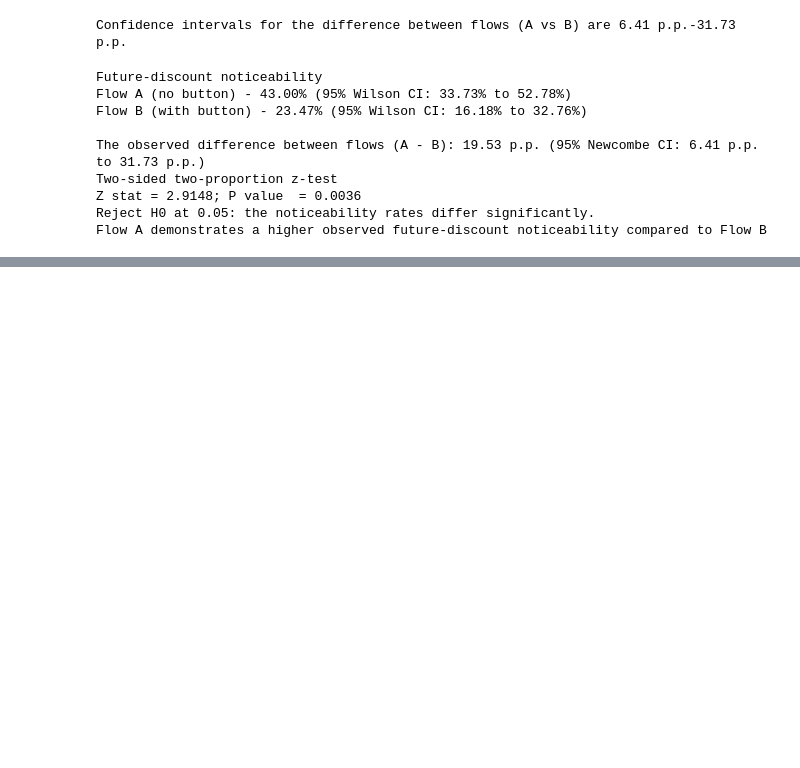
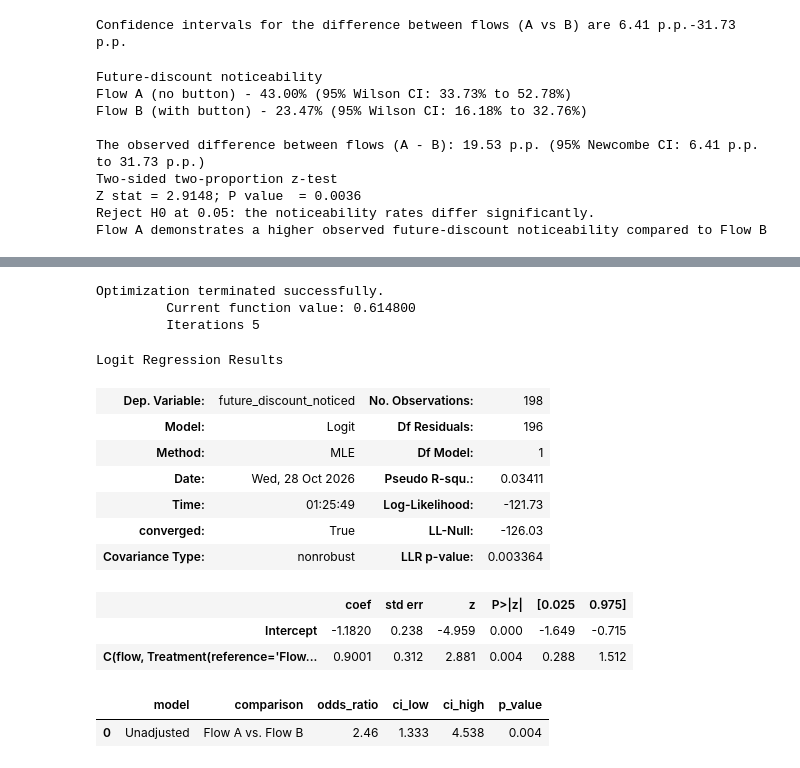
Before and after one commit to elena-kolo/payment-flow-experimentation-analysis, a Jupyter notebook: notebooks/03_prototype_analysis.ipynb, the cells around one changed output, grey strips where cells are left out. Saved outputs shown, nothing was run; the diff lists cells and outputs as text; code cells hidden in the pictures; blank space fills up the shorter version.

```diff
--- a/notebooks/03_prototype_analysis.ipynb
+++ b/notebooks/03_prototype_analysis.ipynb
@@ -423,0 +503,62 @@ One possible explanation* is habitual pop-up dismissal ("cookie-banner blindness
+# %%
+
+#spesify the unadjusted model and clearly set Flow B as the reference group to reflect previous A-B comparison
+future_dsc_unadjusted_model = smf.logit(
+    formula=( "future_discount_noticed ~ C(flow, Treatment(reference='Flow B (with button)'))" ),
+    data=future_dsc_model_data
+)
+
+#estimate the parameters of the model
+future_dsc_unadjusted_results = future_dsc_unadjusted_model.fit()
+
+display(future_dsc_unadjusted_results.summary())
+# %% [output]
+Optimization terminated successfully.
+         Current function value: 0.614800
+         Iterations 5
+Logit Regression Results
+| Dep. Variable: | future_discount_noticed | No. Observations: | 198 |
+| Model: | Logit | Df Residuals: | 196 |
+| Method: | MLE | Df Model: | 1 |
+| Date: | Wed, 28 Oct 2026 | Pseudo R-squ.: | 0.03411 |
+| Time: | 01:25:49 | Log-Likelihood: | -121.73 |
+| converged: | True | LL-Null: | -126.03 |
+| Covariance Type: | nonrobust | LLR p-value: | 0.003364 |
+|  | coef | std err | z | P>|z| | [0.025 | 0.975] |
+| Intercept | -1.1820 | 0.238 | -4.959 | 0.000 | -1.649 | -0.715 |
+| C(flow, Treatment(reference='Flow... | 0.9001 | 0.312 | 2.881 | 0.004 | 0.288 | 1.512 |
+# %%
+# сonvert the unadjusted model coefficient and confidence limits
+# from the log-odds scale to the odds ratio scale
+
+#save the name of the coefficient comparing Flow A with Flow B
+FUTURE_DSC_FLOW_TERM = ("C(flow, Treatment(reference='Flow B (with button)'))[T.Flow A (no button)]")
+
+#extract the difference in log-odds between Flow A and Flow B
+future_dsc_unadj_log_odds_coef = future_dsc_unadjusted_results.params.loc[FUTURE_DSC_FLOW_TERM]
+#exponentiate the coef to get the odds ratio for Flow A vs. Flow B
+future_dsc_unadj_odds_ratio = np.exp(future_dsc_unadj_log_odds_coef)
+
+#Extract the 95% CI to get the interval for the odds ratio
+future_dsc_unadj_log_odds_ci = (future_dsc_unadjusted_results.conf_int(alpha=0.05).loc[FUTURE_DSC_FLOW_TERM])
+#exponentiate CI borders from log-odds to the odds ratio scale
+future_dsc_unadj_odds_ratio_ci = np.exp(future_dsc_unadj_log_odds_ci)
+
+#extract the p-value for the Flow A vs. Flow B coefficient
+future_dsc_unadj_p_value = (future_dsc_unadjusted_results.pvalues.loc[FUTURE_DSC_FLOW_TERM])
+
+#build a one-row results table.
+future_dsc_unadj_or_results = pd.DataFrame({
+    "model": ["Unadjusted"],
+    "comparison": ["Flow A vs. Flow B"],
+    "odds_ratio": [future_dsc_unadj_odds_ratio],
+    "ci_low": [future_dsc_unadj_odds_ratio_ci.loc[0]],
+    "ci_high": [future_dsc_unadj_odds_ratio_ci.loc[1]],
+    "p_value": [future_dsc_unadj_p_value],
+})
+
+# Round only the displayed values, keeping full precision in the table.
+display(future_dsc_unadj_or_results.round(3))
+# %% [output]
+|  | model | comparison | odds_ratio | ci_low | ci_high | p_value |
+| 0 | Unadjusted | Flow A vs. Flow B | 2.46 | 1.333 | 4.538 | 0.004 |
```
Also changed, not shown: parts of 18 cells of this notebook, 1 other file.
